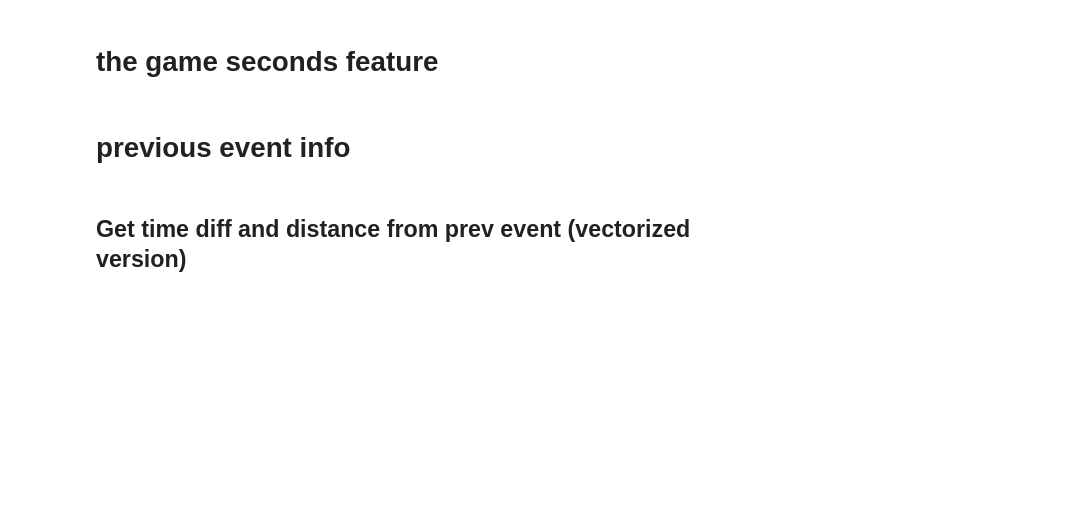
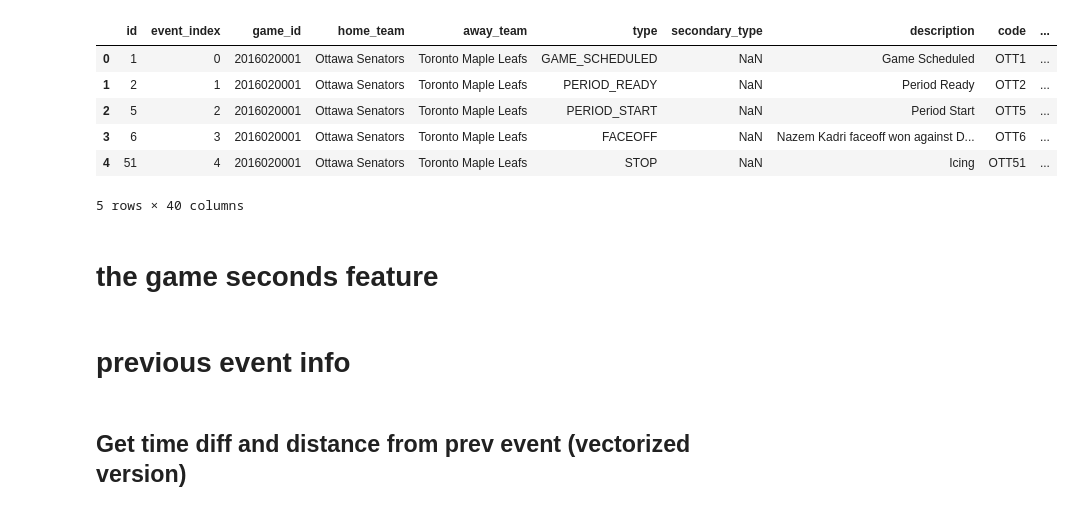
Before and after one commit to 6758-Project/hockey, a Jupyter notebook: notebooks/Milestone_2-feat-eng-draft.ipynb, the cells around one changed output. Cells and saved outputs as stored; diff of their text form; code cells hidden in the pictures; blank space fills up the shorter version.

```diff
--- a/notebooks/Milestone_2-feat-eng-draft.ipynb
+++ b/notebooks/Milestone_2-feat-eng-draft.ipynb
@@ -24,4 +25,14 @@ Index(['id', 'event_index', 'game_id', 'home_team', 'away_team', 'type',
       dtype='object')
+# %%
+events_df.head()
+# %% [output]
+|  | id | event_index | game_id | home_team | away_team | type | secondary_type | description | code | ... |
+| 0 | 1 | 0 | 2016020001 | Ottawa Senators | Toronto Maple Leafs | GAME_SCHEDULED | NaN | Game Scheduled | OTT1 | ... |
+| 1 | 2 | 1 | 2016020001 | Ottawa Senators | Toronto Maple Leafs | PERIOD_READY | NaN | Period Ready | OTT2 | ... |
+| 2 | 5 | 2 | 2016020001 | Ottawa Senators | Toronto Maple Leafs | PERIOD_START | NaN | Period Start | OTT5 | ... |
+| 3 | 6 | 3 | 2016020001 | Ottawa Senators | Toronto Maple Leafs | FACEOFF | NaN | Nazem Kadri faceoff won against D... | OTT6 | ... |
+| 4 | 51 | 4 | 2016020001 | Ottawa Senators | Toronto Maple Leafs | STOP | NaN | Icing | OTT51 | ... |
+5 rows × 40 columns
 # %% [markdown]
 # the game seconds feature
 # %%
```
Also changed, not shown: parts of 5 cells of this notebook, 1 other file.
